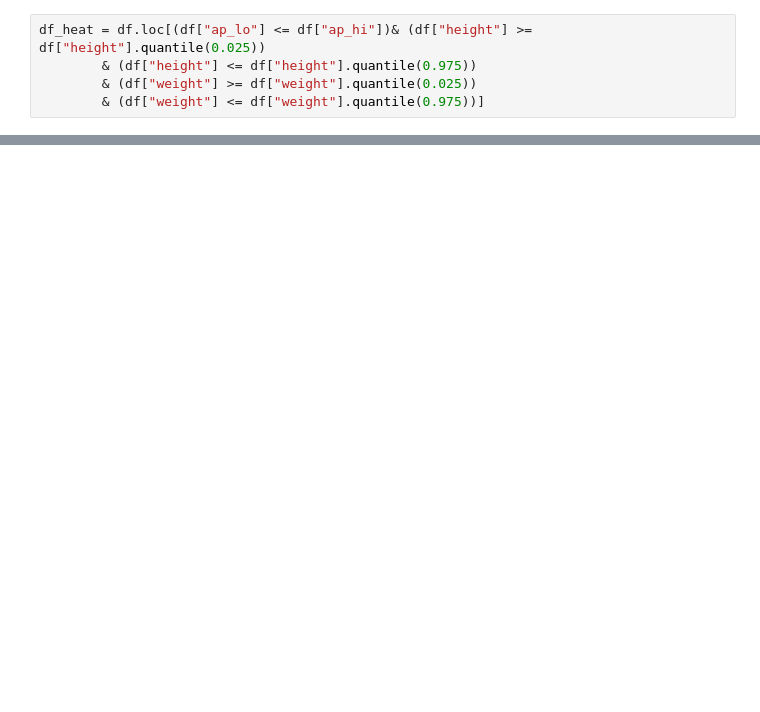
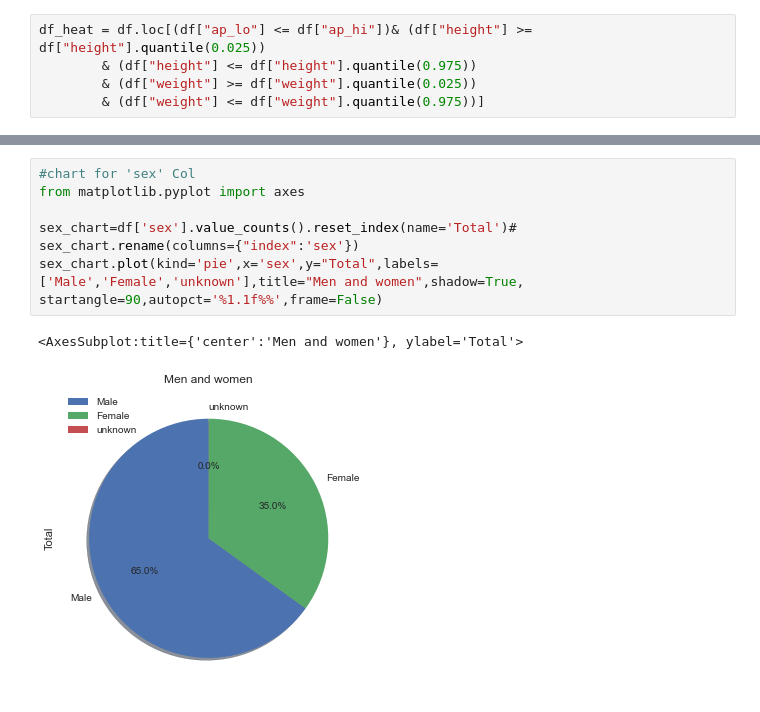
Before and after one commit to MohamedAbdElgni/Medical_Ex, a Jupyter notebook: WOrk with medical data.ipynb, the cells around one changed output, grey strips where cells are left out. Saved outputs shown, nothing was run; the diff lists cells and outputs as text; blank space fills up the shorter version.

```diff
--- a/WOrk with medical data.ipynb
+++ b/WOrk with medical data.ipynb
@@ -131,0 +95,10 @@ fig
+# %%
+#chart for 'sex' Col
+from matplotlib.pyplot import axes
+
+sex_chart=df['sex'].value_counts().reset_index(name='Total')#
+sex_chart.rename(columns={"index":'sex'})
+sex_chart.plot(kind='pie',x='sex',y="Total",labels=['Male','Female','unknown'],title="Men and women",shadow=True, startangle=90,autopct='%1.1f%%',frame=False)
+# %% [output]
+<AxesSubplot:title={'center':'Men and women'}, ylabel='Total'>
+[figure, added]
```
Also changed, not shown: parts of 8 cells of this notebook, 2 other files.
